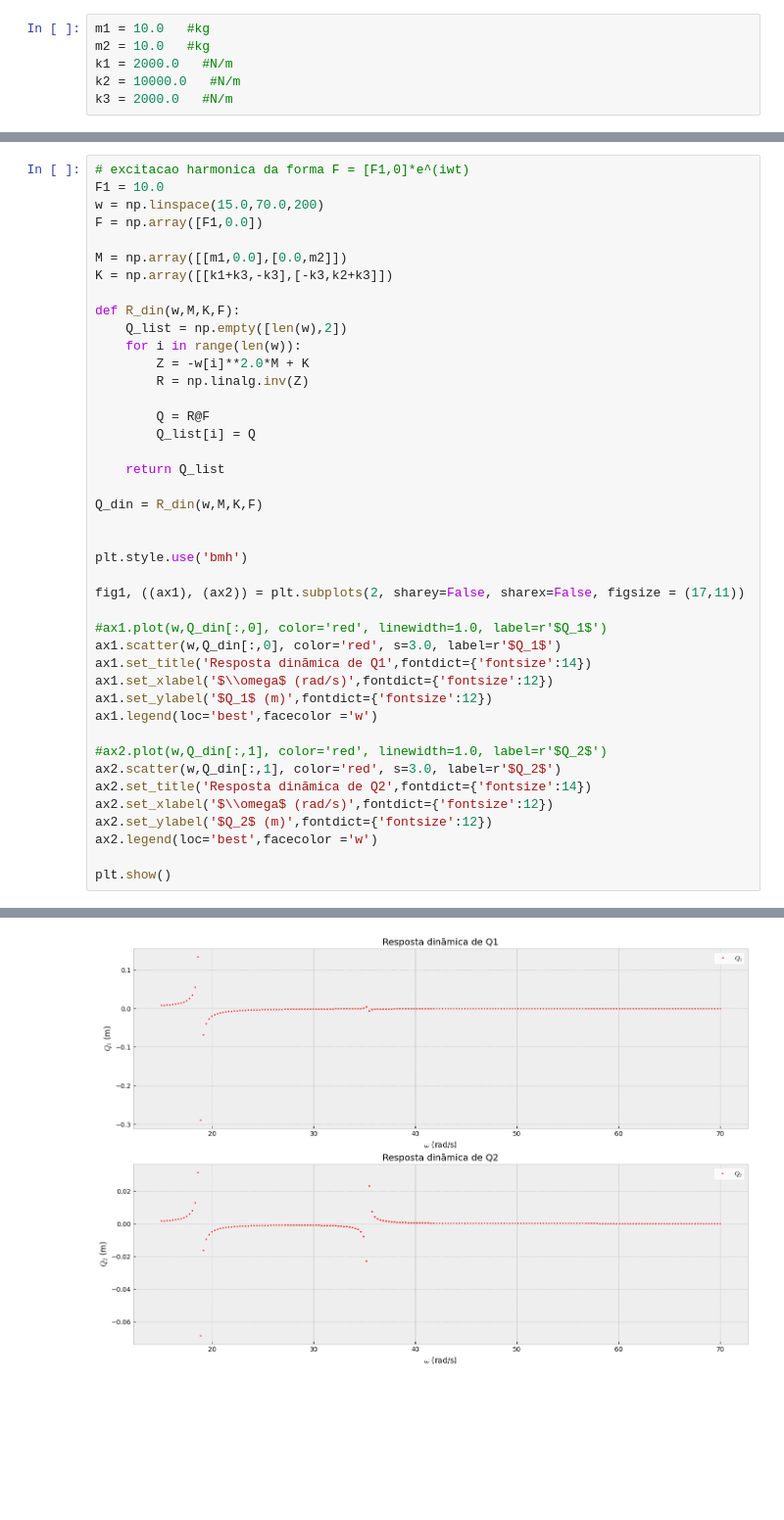
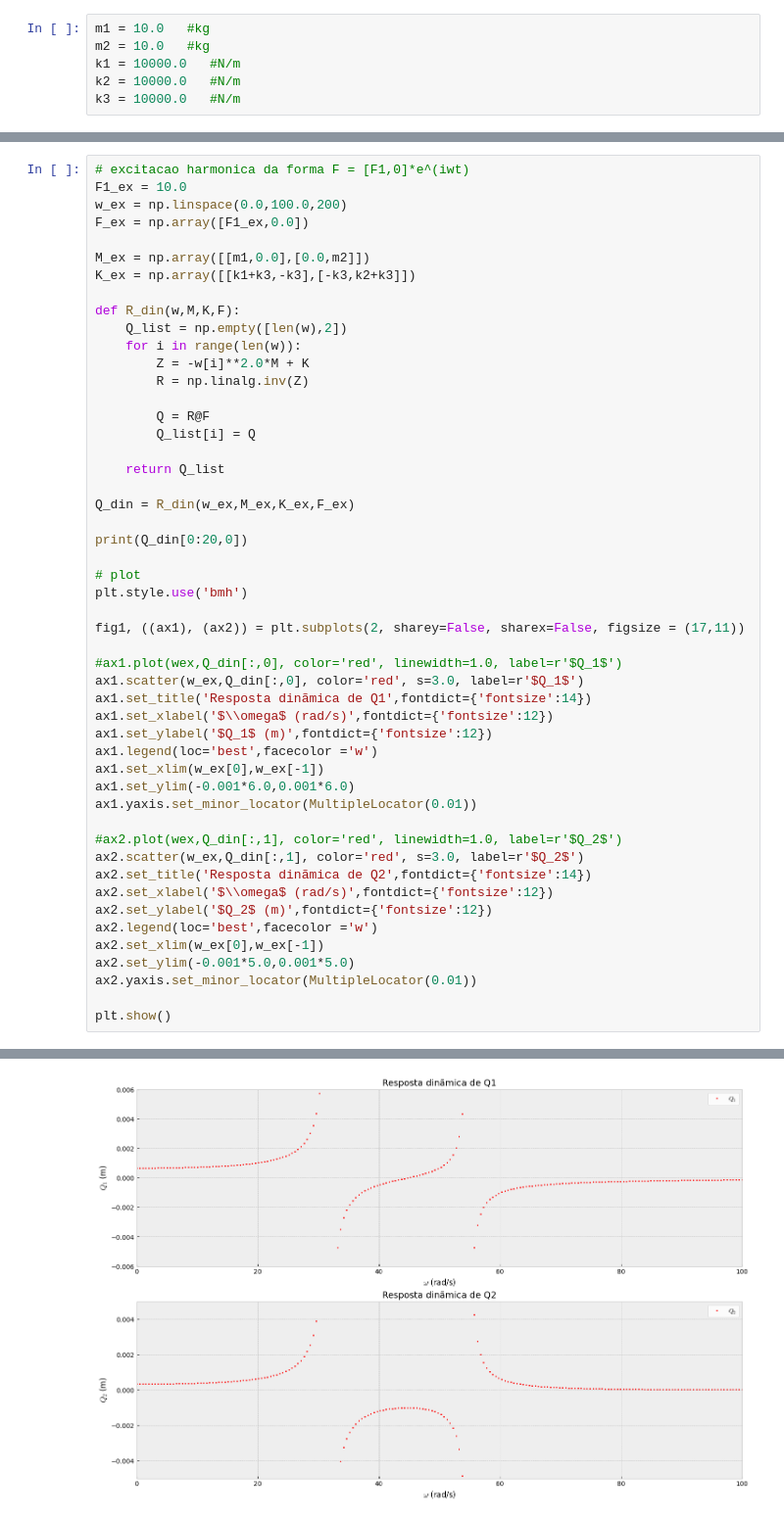
Before and after one commit to jpedro-rod/ElementosFinitos, a Jupyter notebook: Vibracoes_Mecanicas.ipynb, the cells around one changed output, grey strips where cells are left out. Shown at 98% size. Saved outputs shown, nothing was run; the diff lists cells and outputs as text; blank space fills up the shorter version.

```diff
--- a/Vibracoes_Mecanicas.ipynb
+++ b/Vibracoes_Mecanicas.ipynb
@@ -8,9 +12,9 @@ import scipy as sp
 # %%
 m1 = 10.0   #kg
 m2 = 10.0   #kg
-k1 = 2000.0   #N/m
+k1 = 10000.0   #N/m
 k2 = 10000.0   #N/m
-k3 = 2000.0   #N/m
+k3 = 10000.0   #N/m
 # %%
 # excitacao harmonica da forma F = [F1,0]*e^(iwt)
 F1 = 10.0   #N
@@ -84,11 +93,11 @@ Amplitude de resposta
 # %%
 # excitacao harmonica da forma F = [F1,0]*e^(iwt)
-F1 = 10.0
-w = np.linspace(15.0,70.0,200)
-F = np.array([F1,0.0])
+F1_ex = 10.0
+w_ex = np.linspace(0.0,100.0,200)
+F_ex = np.array([F1_ex,0.0])
 
-M = np.array([[m1,0.0],[0.0,m2]])
-K = np.array([[k1+k3,-k3],[-k3,k2+k3]])
+M_ex = np.array([[m1,0.0],[0.0,m2]])
+K_ex = np.array([[k1+k3,-k3],[-k3,k2+k3]])
 
 def R_din(w,M,K,F):
     Q_list = np.empty([len(w),2])
@@ -101,26 +110,34 @@ def R_din(w,M,K,F):
 
     return Q_list
 
-Q_din = R_din(w,M,K,F)
+Q_din = R_din(w_ex,M_ex,K_ex,F_ex)
 
+print(Q_din[0:20,0])
 
+# plot
 plt.style.use('bmh')
 
 fig1, ((ax1), (ax2)) = plt.subplots(2, sharey=False, sharex=False, figsize = (17,11))
 
-#ax1.plot(w,Q_din[:,0], color='red', linewidth=1.0, label=r'$Q_1$')
-ax1.scatter(w,Q_din[:,0], color='red', s=3.0, label=r'$Q_1$')
+#ax1.plot(wex,Q_din[:,0], color='red', linewidth=1.0, label=r'$Q_1$')
+ax1.scatter(w_ex,Q_din[:,0], color='red', s=3.0, label=r'$Q_1$')
 ax1.set_title('Resposta dinãmica de Q1',fontdict={'fontsize':14})
 ax1.set_xlabel('$\\omega$ (rad/s)',fontdict={'fontsize':12})
 ax1.set_ylabel('$Q_1$ (m)',fontdict={'fontsize':12})
 ax1.legend(loc='best',facecolor ='w')
+ax1.set_xlim(w_ex[0],w_ex[-1])
+ax1.set_ylim(-0.001*6.0,0.001*6.0)
+ax1.yaxis.set_minor_locator(MultipleLocator(0.01))
 
-#ax2.plot(w,Q_din[:,1], color='red', linewidth=1.0, label=r'$Q_2$')
-ax2.scatter(w,Q_din[:,1], color='red', s=3.0, label=r'$Q_2$')
+#ax2.plot(wex,Q_din[:,1], color='red', linewidth=1.0, label=r'$Q_2$')
+ax2.scatter(w_ex,Q_din[:,1], color='red', s=3.0, label=r'$Q_2$')
 ax2.set_title('Resposta dinãmica de Q2',fontdict={'fontsize':14})
 ax2.set_xlabel('$\\omega$ (rad/s)',fontdict={'fontsize':12})
 ax2.set_ylabel('$Q_2$ (m)',fontdict={'fontsize':12})
 ax2.legend(loc='best',facecolor ='w')
+ax2.set_xlim(w_ex[0],w_ex[-1])
+ax2.set_ylim(-0.001*5.0,0.001*5.0)
+ax2.yaxis.set_minor_locator(MultipleLocator(0.01))
 
 plt.show()
 # %% [output]
@@ -127,2 +148,2 @@ plt.show()
-[figure, old version]
+[figure, new version]
 # %% [markdown]
```
Also changed, not shown: parts of 26 cells of this notebook.
